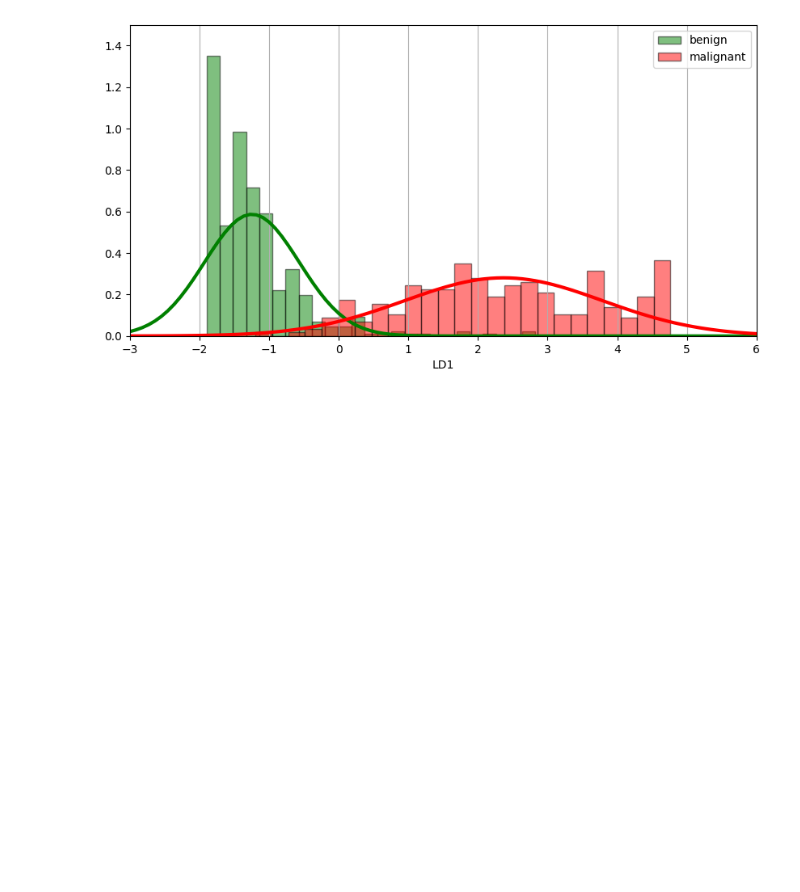
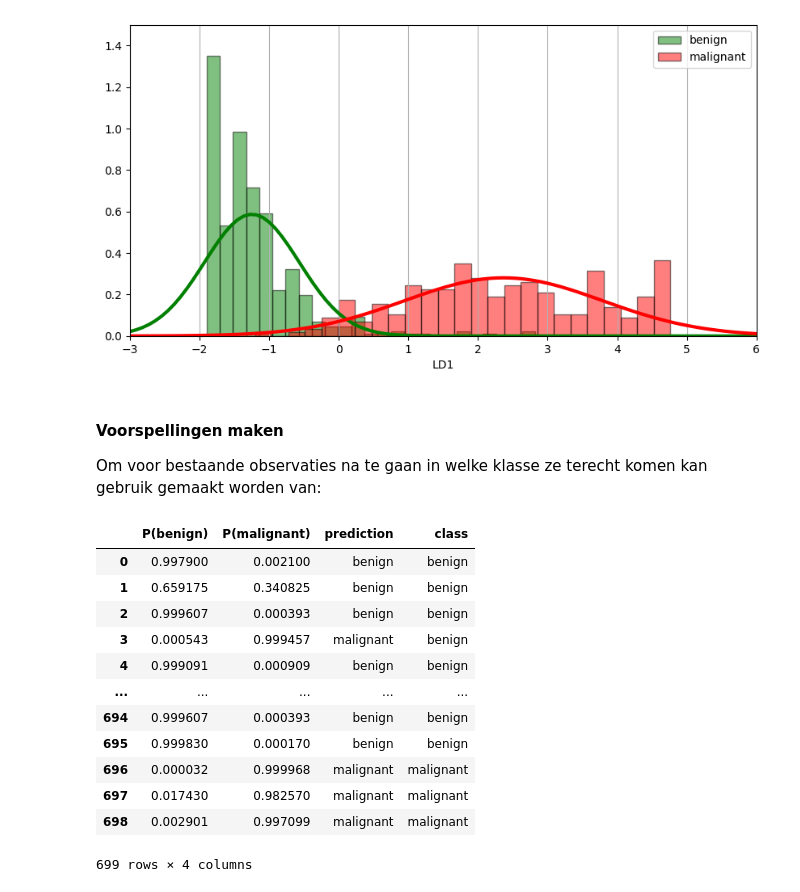
Before and after one commit to zouffke/Datascience2, a Jupyter notebook: p4/1_discriminant analyse/Samenvatting.ipynb, the cells around one changed output. Drawn from its saved outputs; the diff is of its cells as text; code cells hidden in the pictures; blank space fills up the shorter version.

```diff
--- a/p4/1_discriminant analyse/Samenvatting.ipynb
+++ b/p4/1_discriminant analyse/Samenvatting.ipynb
@@ -253,3 +254,24 @@ vis_da(LD)
 # %% [output]
 (<Figure size 1000x500 with 1 Axes>, <Axes: xlabel='LD1'>)
 [figure]
+# %% [markdown]
+#### Voorspellingen maken
+Om voor bestaande observaties na te gaan in welke klasse ze terecht komen kan gebruik gemaakt worden van:
+# %%
+overview = pd.DataFrame(lda.predict_proba(X), columns=["P(benign)", "P(malignant)"]).join(
+    pd.DataFrame(lda.predict(X), columns=["prediction"])).join(biopsy['class'])
+overview
+# %% [output]
+|  | P(benign) | P(malignant) | prediction | class |
+| 0 | 0.997900 | 0.002100 | benign | benign |
+| 1 | 0.659175 | 0.340825 | benign | benign |
+| 2 | 0.999607 | 0.000393 | benign | benign |
+| 3 | 0.000543 | 0.999457 | malignant | benign |
+| 4 | 0.999091 | 0.000909 | benign | benign |
+| ... | ... | ... | ... | ... |
+| 694 | 0.999607 | 0.000393 | benign | benign |
+| 695 | 0.999830 | 0.000170 | benign | benign |
+| 696 | 0.000032 | 0.999968 | malignant | malignant |
+| 697 | 0.017430 | 0.982570 | malignant | malignant |
+| 698 | 0.002901 | 0.997099 | malignant | malignant |
+699 rows × 4 columns
```
Also changed, not shown: parts of 5 cells of this notebook, 1 other file.
